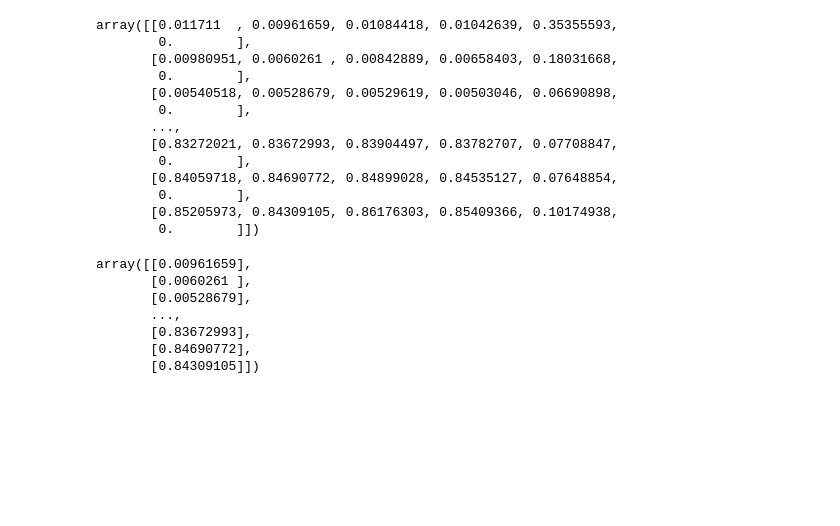
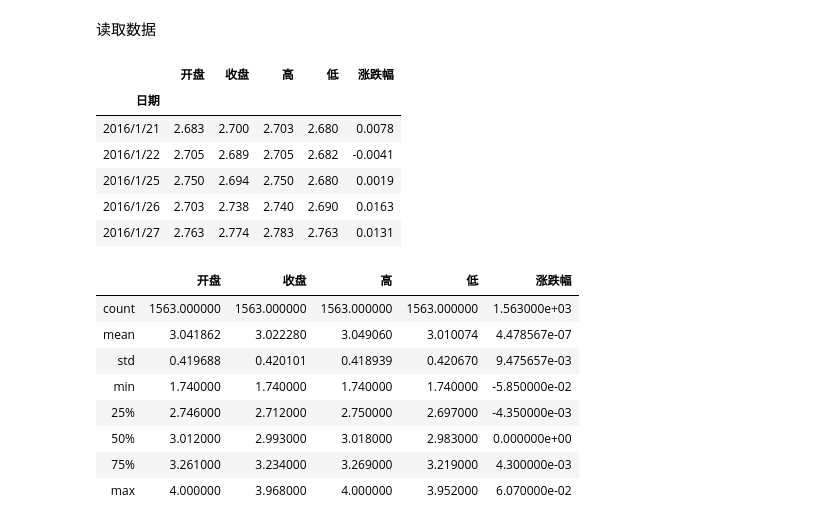
Before and after one commit to root-zr/financial-time-series-models, a Jupyter notebook: lstm.ipynb, the cells around one changed output. Drawn from its saved outputs; the diff is of its cells as text; code cells hidden in the pictures; blank space fills up the shorter version.

```diff
--- a/lstm.ipynb
+++ b/lstm.ipynb
@@ -34,35 +21,24 @@ maotai
-# %%
-training_set = maotai.iloc[0:2426 - 300, 1:].values  # 前(2426-300=2126)天的开盘价作为训练集,表格从0开始计数，2:3 是提取[2:3)列，前闭后开,故提取出C列开盘价
-test_set = maotai.iloc[2426 - 300:, 1:].values  # 后300天的开盘价作为测试集
-
-# 归一化
-sc = MinMaxScaler(feature_range=(0, 1))  # 定义归一化：归一化到(0，1)之间
-training_set_scaled = sc.fit_transform(training_set)  # 求得训练集的最大值，最小值这些训练集固有的属性，并在训练集上进行归一化
-training_set_scaled
-test_set = sc.transform(test_set)  # 利用训练集的属性对测试集进行归一化
-
-#为了方便可视化，对开盘价格单独进行归一化，后续可以进行反归一化
-sc2 = MinMaxScaler(feature_range=(0, 1))  # 定义归一化：归一化到(0，1)之间
-sc2.fit_transform( maotai.iloc[0:2426 - 300, 2:3].values)  # 求得训练集的最大值，最小值这些训练集固有的属性，并在训练集上进行归一化
-test_set2 = sc2.transform(maotai.iloc[2426 - 300:, 2:3].values)  # 利用训练集的属性对测试集进行归一化
-# %% [output]
-array([[0.011711  , 0.00961659, 0.01084418, 0.01042639, 0.35355593,
-        0.        ],
-       [0.00980951, 0.0060261 , 0.00842889, 0.00658403, 0.18031668,
-        0.        ],
-       [0.00540518, 0.00528679, 0.00529619, 0.00503046, 0.06690898,
-        0.        ],
-       ...,
-       [0.83272021, 0.83672993, 0.83904497, 0.83782707, 0.07708847,
-        0.        ],
-       [0.84059718, 0.84690772, 0.84899028, 0.84535127, 0.07648854,
-        0.        ],
-       [0.85205973, 0.84309105, 0.86176303, 0.85409366, 0.10174938,
-        0.        ]])
-array([[0.00961659],
-       [0.0060261 ],
-       [0.00528679],
-       ...,
-       [0.83672993],
-       [0.84690772],
-       [0.84309105]])
+# %% [markdown]
+读取数据
+# %%
+national_debt = pd.read_csv('data/national_debt_5y.csv',header=0,index_col = 0,encoding = 'gb2312')  # 读取股票文件
+national_debt['涨跌幅'] = national_debt['涨跌幅'].str.strip("%").astype(float)/100
+national_debt.head()
+national_debt.describe()
+# %% [output]
+|  | 开盘 | 收盘 | 高 | 低 | 涨跌幅 |
+| 日期 |  |  |  |  |  |
+| 2016/1/21 | 2.683 | 2.700 | 2.703 | 2.680 | 0.0078 |
+| 2016/1/22 | 2.705 | 2.689 | 2.705 | 2.682 | -0.0041 |
+| 2016/1/25 | 2.750 | 2.694 | 2.750 | 2.680 | 0.0019 |
+| 2016/1/26 | 2.703 | 2.738 | 2.740 | 2.690 | 0.0163 |
+| 2016/1/27 | 2.763 | 2.774 | 2.783 | 2.763 | 0.0131 |
+|  | 开盘 | 收盘 | 高 | 低 | 涨跌幅 |
+| count | 1563.000000 | 1563.000000 | 1563.000000 | 1563.000000 | 1.563000e+03 |
+| mean | 3.041862 | 3.022280 | 3.049060 | 3.010074 | 4.478567e-07 |
+| std | 0.419688 | 0.420101 | 0.418939 | 0.420670 | 9.475657e-03 |
+| min | 1.740000 | 1.740000 | 1.740000 | 1.740000 | -5.850000e-02 |
+| 25% | 2.746000 | 2.712000 | 2.750000 | 2.697000 | -4.350000e-03 |
+| 50% | 3.012000 | 2.993000 | 3.018000 | 2.983000 | 0.000000e+00 |
+| 75% | 3.261000 | 3.234000 | 3.269000 | 3.219000 | 4.300000e-03 |
+| max | 4.000000 | 3.968000 | 4.000000 | 3.952000 | 6.070000e-02 |
```
Also changed, not shown: parts of 15 cells of this notebook, 17 other files.
